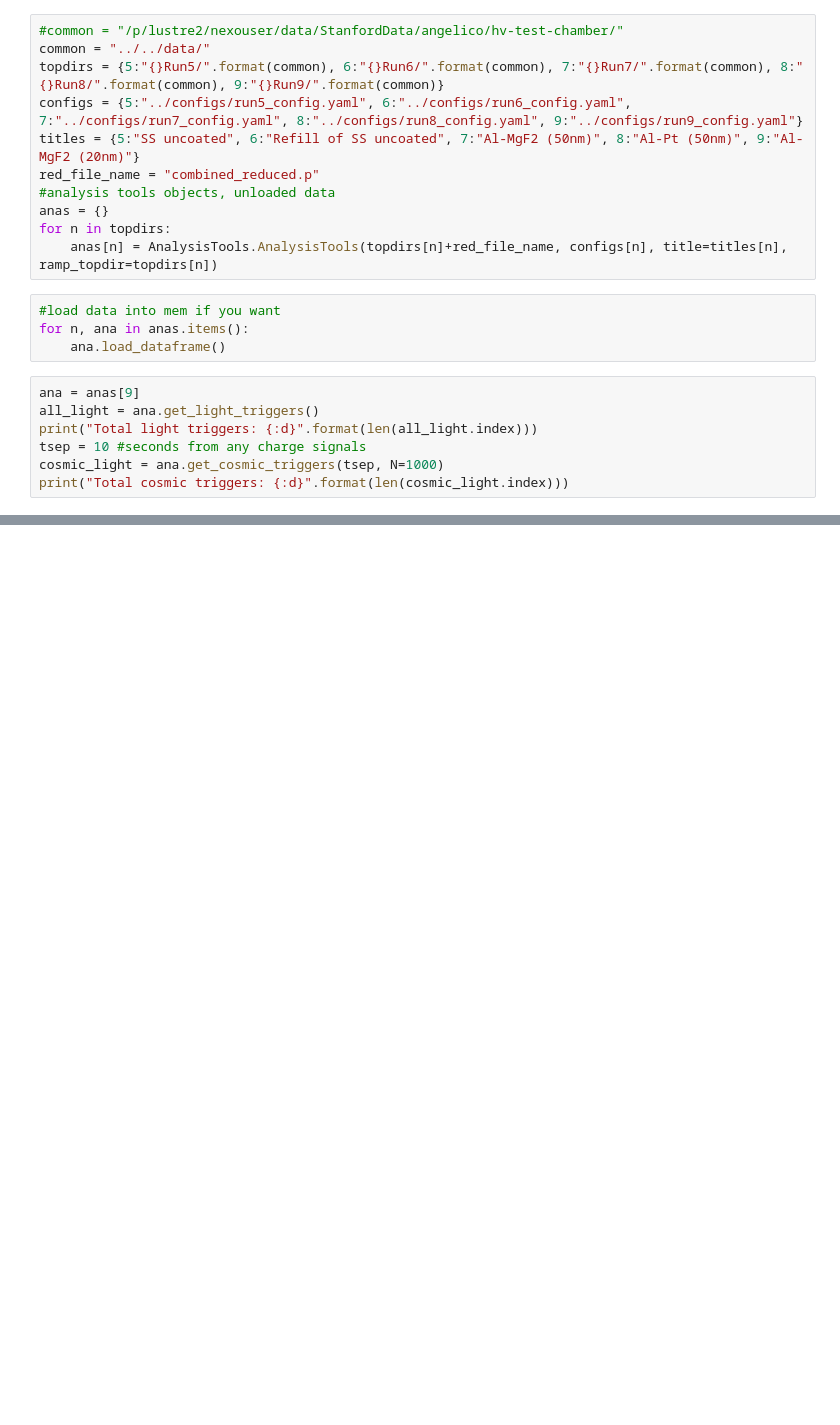
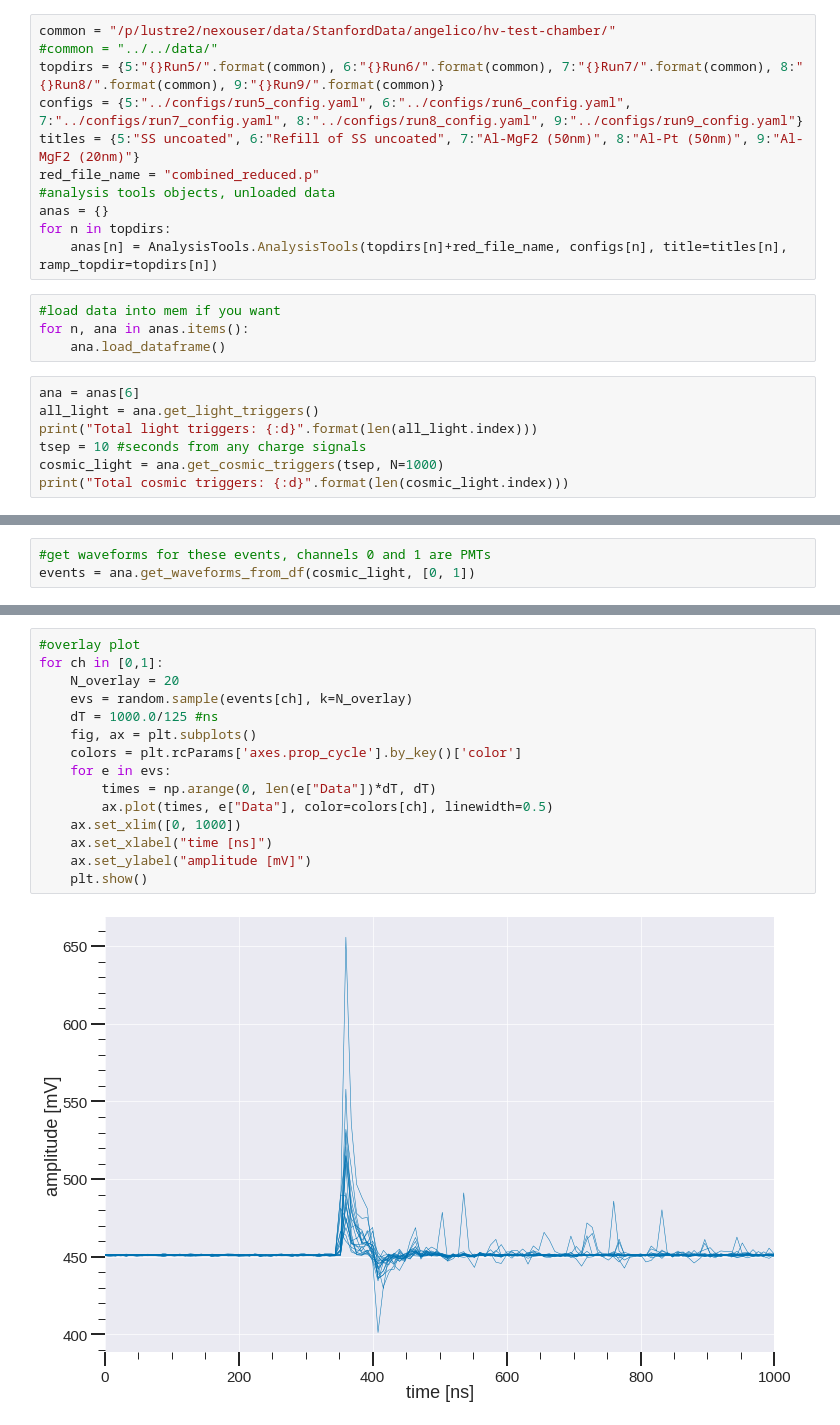
Before and after one commit to ejangelico/ad2-data-processing, a Jupyter notebook: notebooks/PMT averages.ipynb, the cells around one changed output, grey strips where cells are left out. Drawn from its saved outputs; the diff is of its cells as text; blank space fills up the shorter version.

Commit message:
PMT average waveform notebook with some decent plots

```diff
--- a/notebooks/PMT averages.ipynb
+++ b/notebooks/PMT averages.ipynb
@@ -15,8 +16,8 @@ sys.path.append("../AnalysisTools/")
 import Dataset
 import AnalysisTools
 # %%
-#common = "/p/lustre2/nexouser/data/StanfordData/angelico/hv-test-chamber/"
-common = "../../data/"
+common = "/p/lustre2/nexouser/data/StanfordData/angelico/hv-test-chamber/"
+#common = "../../data/"
 topdirs = {5:"{}Run5/".format(common), 6:"{}Run6/".format(common), 7:"{}Run7/".format(common), 8:"{}Run8/".format(common), 9:"{}Run9/".format(common)}
 configs = {5:"../configs/run5_config.yaml", 6:"../configs/run6_config.yaml", 7:"../configs/run7_config.yaml", 8:"../configs/run8_config.yaml", 9:"../configs/run9_config.yaml"}
 titles = {5:"SS uncoated", 6:"Refill of SS uncoated", 7:"Al-MgF2 (50nm)", 8:"Al-Pt (50nm)", 9:"Al-MgF2 (20nm)"}
@@ -30,7 +31,7 @@ for n in topdirs:
 for n, ana in anas.items():
     ana.load_dataframe()
 # %%
-ana = anas[9]
+ana = anas[6]
 all_light = ana.get_light_triggers()
 print("Total light triggers: {:d}".format(len(all_light.index)))
 tsep = 10 #seconds from any charge signals
@@ -56,2 +57,4 @@ Total light triggers: 199463
 Total cosmic triggers: 1000
 # %%
+#get waveforms for these events, channels 0 and 1 are PMTs
+events = ana.get_waveforms_from_df(cosmic_light, [0, 1])
@@ -76,0 +61,17 @@ Total cosmic triggers: 1000
+# %%
+#overlay plot
+for ch in [0,1]:
+    N_overlay = 20
+    evs = random.sample(events[ch], k=N_overlay)
+    dT = 1000.0/125 #ns
+    fig, ax = plt.subplots()
+    colors = plt.rcParams['axes.prop_cycle'].by_key()['color']
+    for e in evs:
+        times = np.arange(0, len(e["Data"])*dT, dT)
+        ax.plot(times, e["Data"], color=colors[ch], linewidth=0.5)
+    ax.set_xlim([0, 1000])
+    ax.set_xlabel("time [ns]")
+    ax.set_ylabel("amplitude [mV]")
+    plt.show()
+# %% [output]
+[figure, added]
```
Also changed, not shown: parts of 11 cells of this notebook.
